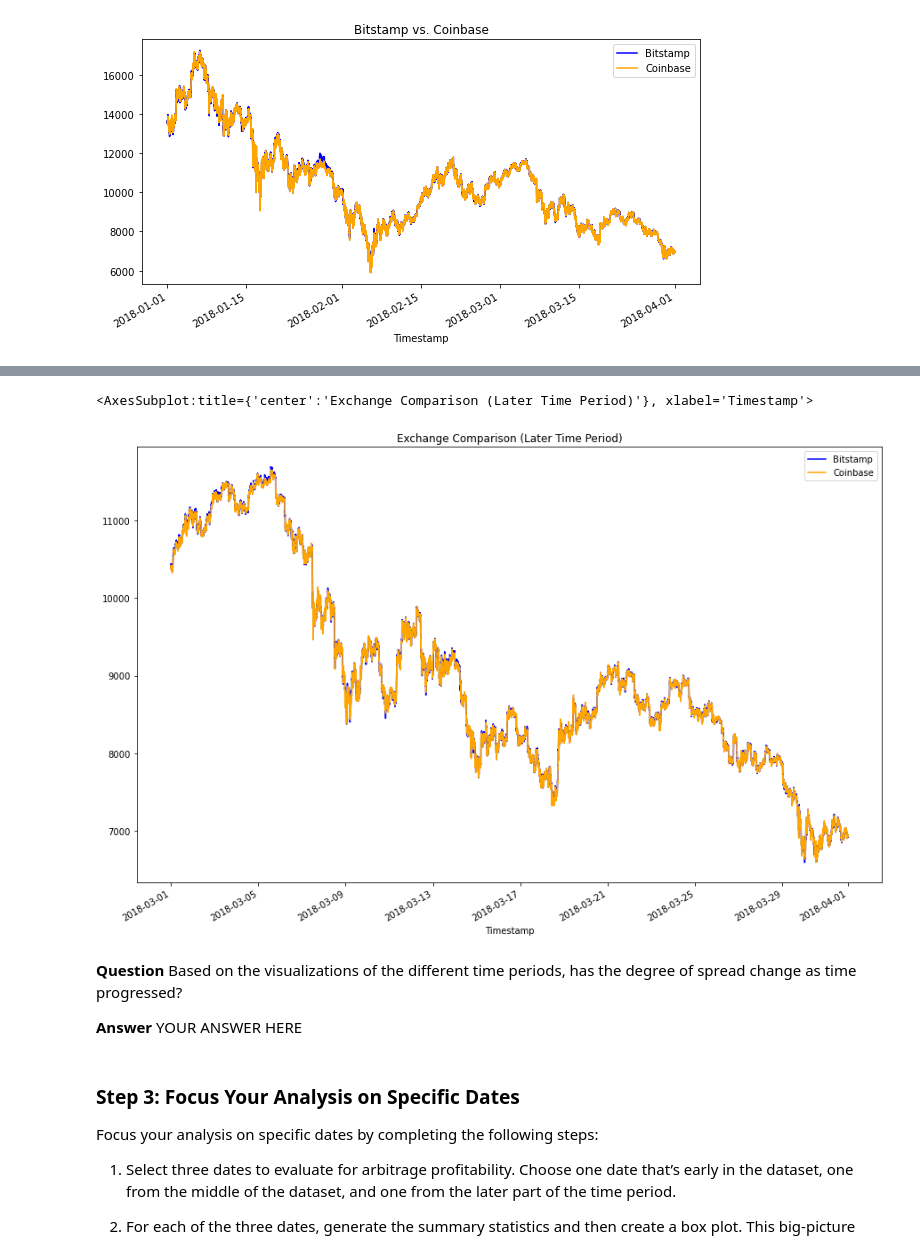
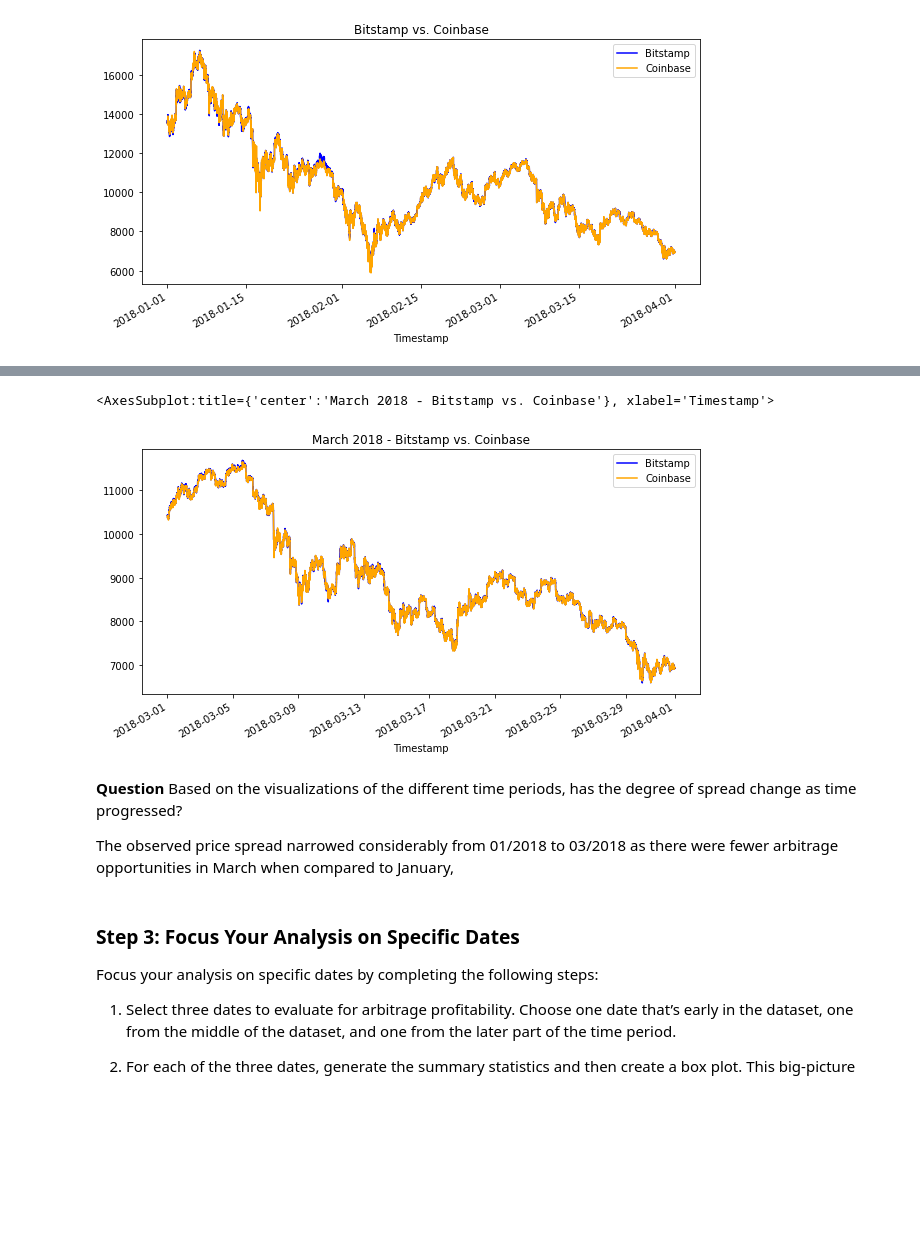
Before and after one commit to mathias1020/Challenge_3, a Jupyter notebook: crypto_arbitrage.ipynb, the cells around one changed output, grey strips where cells are left out. Saved outputs shown, nothing was run; the diff lists cells and outputs as text; code cells hidden in the pictures; blank space fills up the shorter version.

Commit message:
Arbitrage middle date

```diff
--- a/crypto_arbitrage.ipynb
+++ b/crypto_arbitrage.ipynb
@@ -288,15 +289,16 @@ coinbase_sliced['Close'].plot(legend=True, figsize= (10, 5), color= 'orange', la
 # %%
 # Using the loc and plot functions, create an overlay plot that visualizes
 # the price action of both DataFrames for a one month period later in the dataset
 # Be sure to include the parameters: legend, figure size, title, and color and label
-# YOUR CODE HERE
+bitstamp_sliced['Close'].loc['2018-03-01':'2018-03-31'].plot(legend=True, figsize= (10, 5), title= 'March 2018 - Bitstamp vs. Coinbase', color= 'blue', label= 'Bitstamp')
+coinbase_sliced['Close'].loc['2018-03-01':'2018-03-31'].plot(legend=True, figsize= (10, 5), color= 'orange', label= 'Coinbase')
 # %% [output]
-<AxesSubplot:title={'center':'Exchange Comparison (Later Time Period)'}, xlabel='Timestamp'>
+<AxesSubplot:title={'center':'March 2018 - Bitstamp vs. Coinbase'}, xlabel='Timestamp'>
-[figure, old version]
+[figure, new version]
 # %% [markdown]
 **Question** Based on the visualizations of the different time periods, has the degree of spread change as time progressed?
 
-**Answer** YOUR ANSWER HERE
+The observed price spread narrowed considerably from 01/2018 to 03/2018 as there were fewer arbitrage opportunities in March when compared to January,
 # %% [markdown]
 ### Step 3: Focus Your Analysis on Specific Dates
 
```
Also changed, not shown: parts of 6 cells of this notebook.
